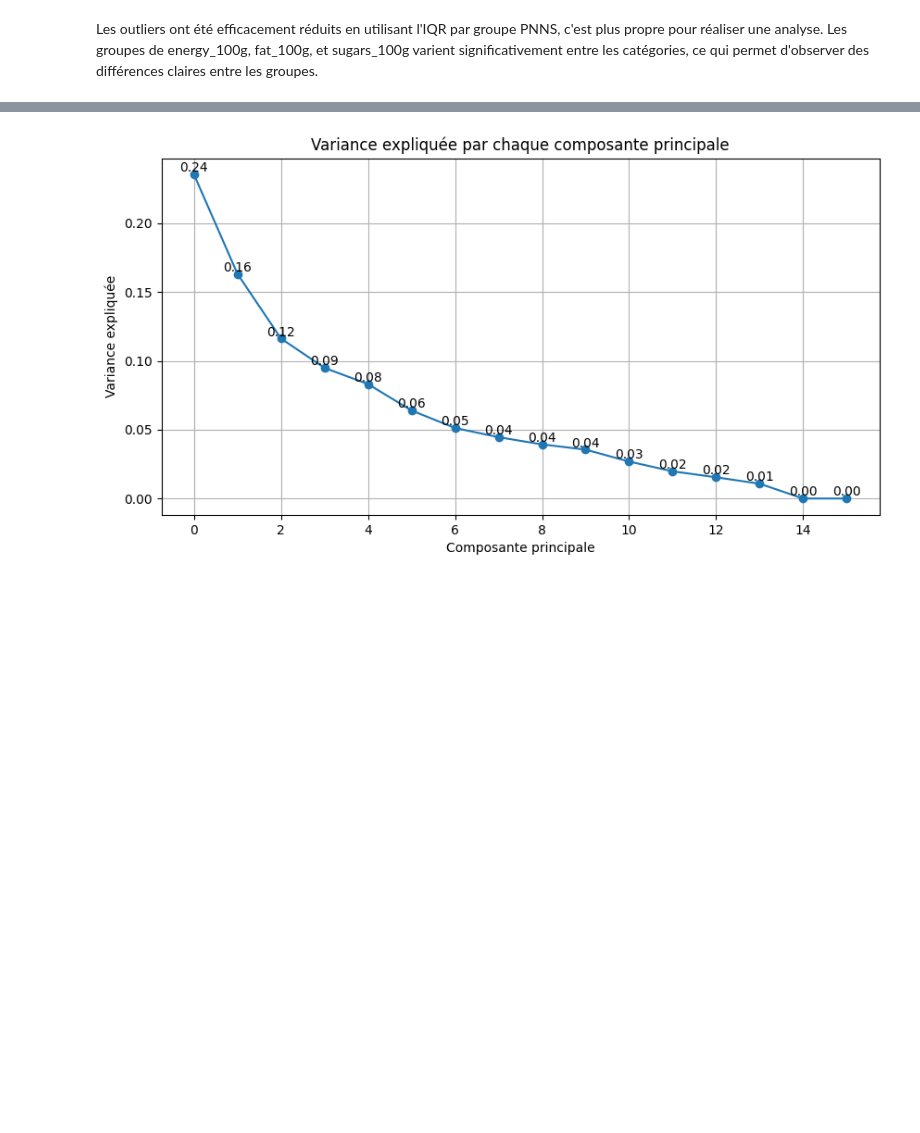
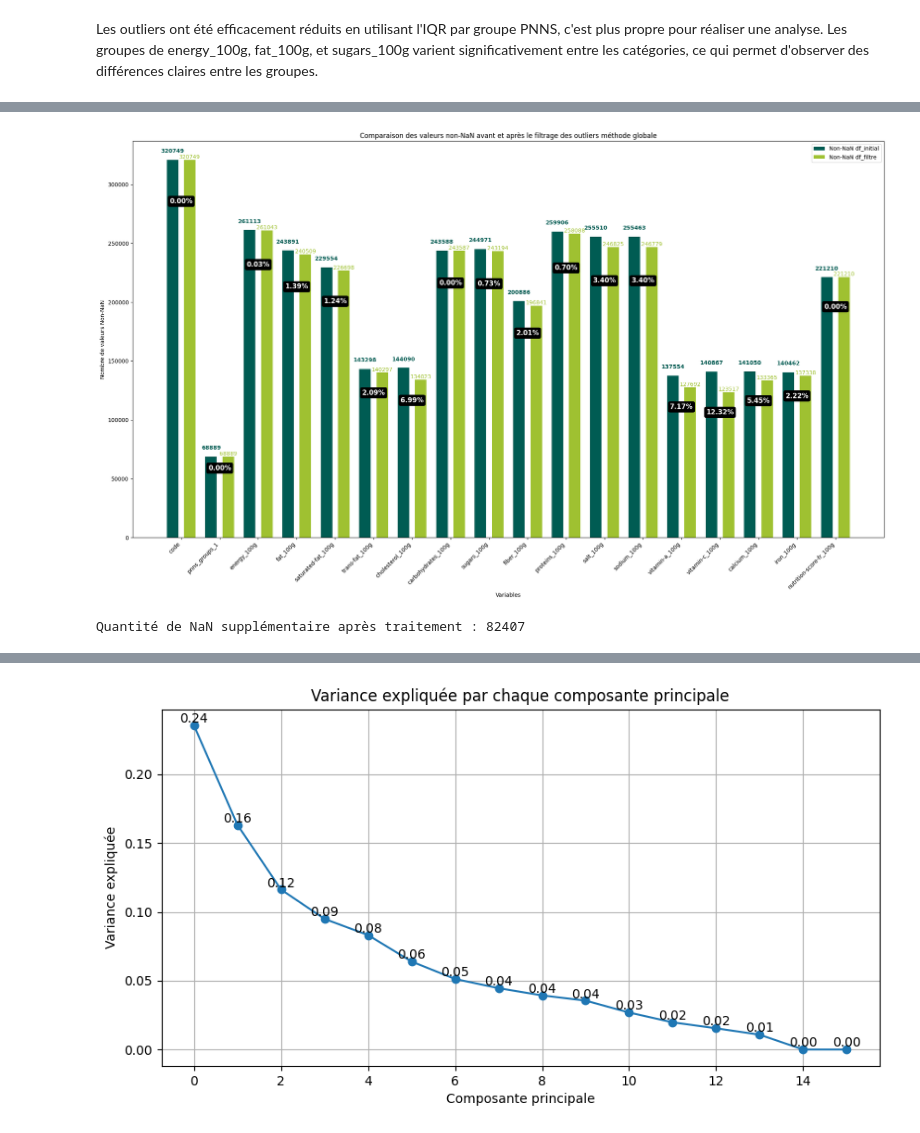
Before and after one commit to richardhugou/ocraip3, a Jupyter notebook: Rendu/2 ACP IQR_global.ipynb, the cells around one changed output, grey strips where cells are left out. Cells and saved outputs as stored; diff of their text form; code cells hidden in the pictures; blank space fills up the shorter version.

```diff
--- a/Rendu/2 ACP IQR_global.ipynb
+++ b/Rendu/2 ACP IQR_global.ipynb
@@ -80,22 +90,3 @@ upper_bound = Q3 + 3 * IQR
 
 for col in df6_IQR.select_dtypes(include=['float64']).columns:
     df6_IQR.loc[(df6_IQR[col] < lower_bound[col]) | (df6_IQR[col] > upper_bound[col]), col] = np.nan
-
-print(f"Nombre de valeurs remplacées par NaN : {df6_IQR.isna().sum().sum()}")
-# On refait les boxplots avec df6_IQR
-num_cols = 8
-num_rows = int(np.ceil(len(df6_IQR.select_dtypes(include=['float64']).columns) / num_cols))
-fig, axes = plt.subplots(num_rows, num_cols, figsize=(25, 5*num_rows))
-axes = axes.flatten()
-
-for i, col in enumerate(df6_IQR.select_dtypes(include=['float64']).columns):
-    df6_IQR.boxplot(column=col, by='pnns_groups_1', ax=axes[i])
-    axes[i].set_title(col)
-    axes[i].set_xlabel('')
-    axes[i].tick_params(axis='x', labelrotation=90)
-
-for j in range(i+1, num_cols*num_rows):
-    fig.delaxes(axes[j])
-
-plt.tight_layout()
-plt.show()
@@ -104,0 +93,60 @@ Nombre de valeurs remplacées par NaN : 2202856
+# %%
+def comparer_valeurs_non_nan(df_initial, df_filtre, titre=""):
+    # Calcul des statistiques sur les NaN et non-NaN
+    df_initial_non_nan = df_initial.notna().sum()
+    df_filtre_non_nan = df_filtre.notna().sum()
+
+    # Préparer les données pour le graphique
+    variables = df_initial_non_nan.index
+    non_nan_df_initial = df_initial_non_nan.values
+    non_nan_df_filtre = df_filtre_non_nan.values
+
+    # Calcul des pourcentages de réduction
+    pourcentage_reduction = ((non_nan_df_initial - non_nan_df_filtre) / non_nan_df_initial) * 100
+
+    # Indices pour le placement des barres
+    x = np.arange(len(variables)) * 2  # Augmenter l'espacement entre les groupes de barres
+
+    # Largeur des barres
+    largeur = 0.6
+    espacement_barres = 0.3  # Espacement entre les barres de chaque groupe
+
+    # Couleurs des barres
+    couleur_df_initial = '#005C53'  # Bleu foncé
+    couleur_df_filtre = '#9FC131'  # Vert foncé
+
+    # Créer le graphique pour la comparaison des non-NaN avant et après
+    fig, ax = plt.subplots(figsize=(20, 12))
+
+    # Barres pour df_initial et df_filtre côte à côte avec espacement
+    bar1 = ax.bar(x - (largeur + espacement_barres)/2, non_nan_df_initial, largeur, label='Non-NaN df_initial', color=couleur_df_initial)
+    bar2 = ax.bar(x + (largeur + espacement_barres)/2, non_nan_df_filtre, largeur, label='Non-NaN df_filtre', color=couleur_df_filtre)
+
+    # Ajouter des étiquettes de données et des commentaires sur les pourcentages de réduction
+    for i in range(len(variables)):
+        # Réhausser uniquement les étiquettes de données des barres df_initial
+        ax.text(x[i] - (largeur + espacement_barres)/2, non_nan_df_initial[i] + 5000, str(non_nan_df_initial[i]), ha='center', va='bottom', fontsize=10, color=couleur_df_initial, fontweight='bold')
+        # Laisser les étiquettes de données des barres df_filtre à leur position d'origine
+        ax.text(x[i] + (largeur + espacement_barres)/2, non_nan_df_filtre[i], str(non_nan_df_filtre[i]), ha='center', va='bottom', fontsize=10, color=couleur_df_filtre)
+        # Ajouter les pourcentages de réduction avec une boîte noire sans bordure
+        ax.text(x[i], min(non_nan_df_initial[i], non_nan_df_filtre[i]) - (max(non_nan_df_initial[i], non_nan_df_filtre[i]) * 0.10),
+                f'{pourcentage_reduction[i]:.2f}%', ha='center', va='top', color='white', fontsize=12, fontweight='bold',
+                bbox=dict(facecolor='black', edgecolor='none', boxstyle='round,pad=0.3'))
+
+    ax.set_xlabel('Variables')
+    ax.set_ylabel('Nombre de valeurs Non-NaN')
+    ax.set_title(f'{titre}')
+    ax.set_xticks(x)
+    ax.set_xticklabels(variables, rotation=45, ha='right')
+    ax.legend()
+
+    plt.tight_layout()
+    plt.show()
+
+comparer_valeurs_non_nan(df4_drop, df6_IQR, "Comparaison des valeurs non-NaN avant et après le filtrage des outliers méthode globale")
+
+# Quantité de NaN ajoutés
+print(f"Quantité de NaN supplémentaire après traitement : {df6_IQR.isna().sum().sum() - df4_drop.isna().sum().sum()}")
+# %% [output]
+[figure, added]
+Quantité de NaN supplémentaire après traitement : 82407
```
Also changed, not shown: parts of 3 cells of this notebook, 1 other file.
